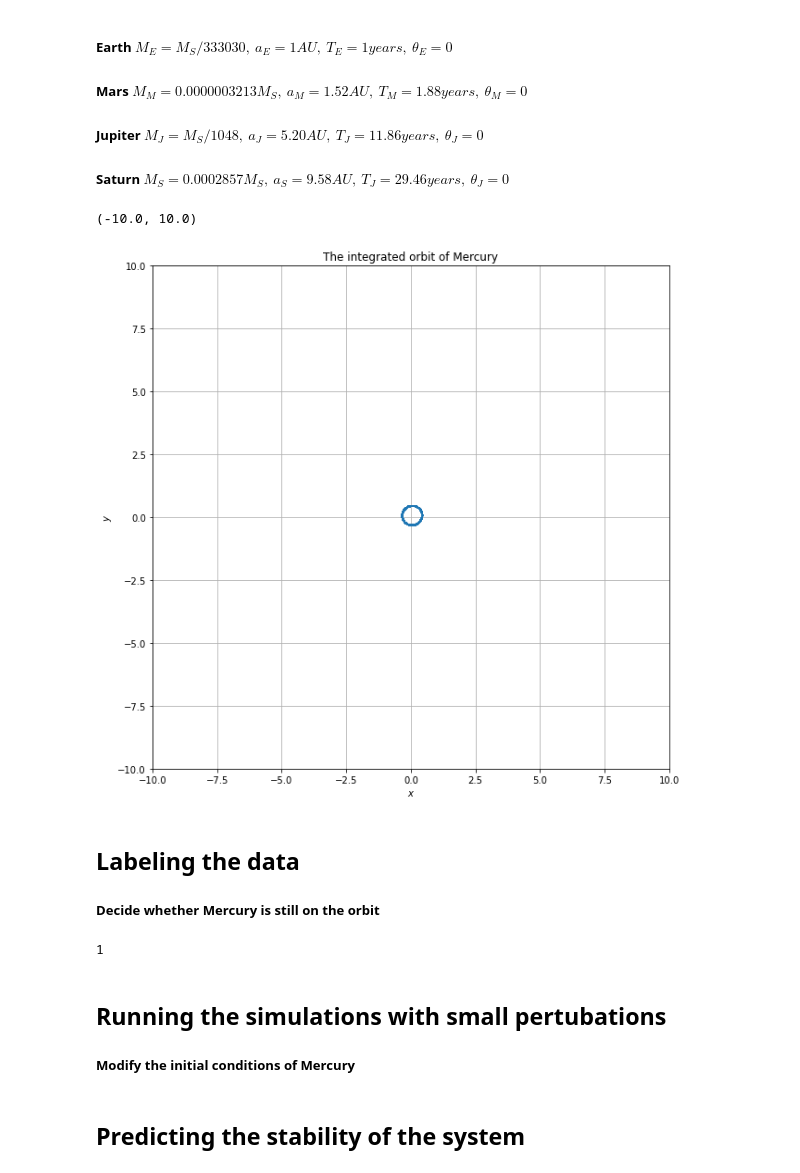
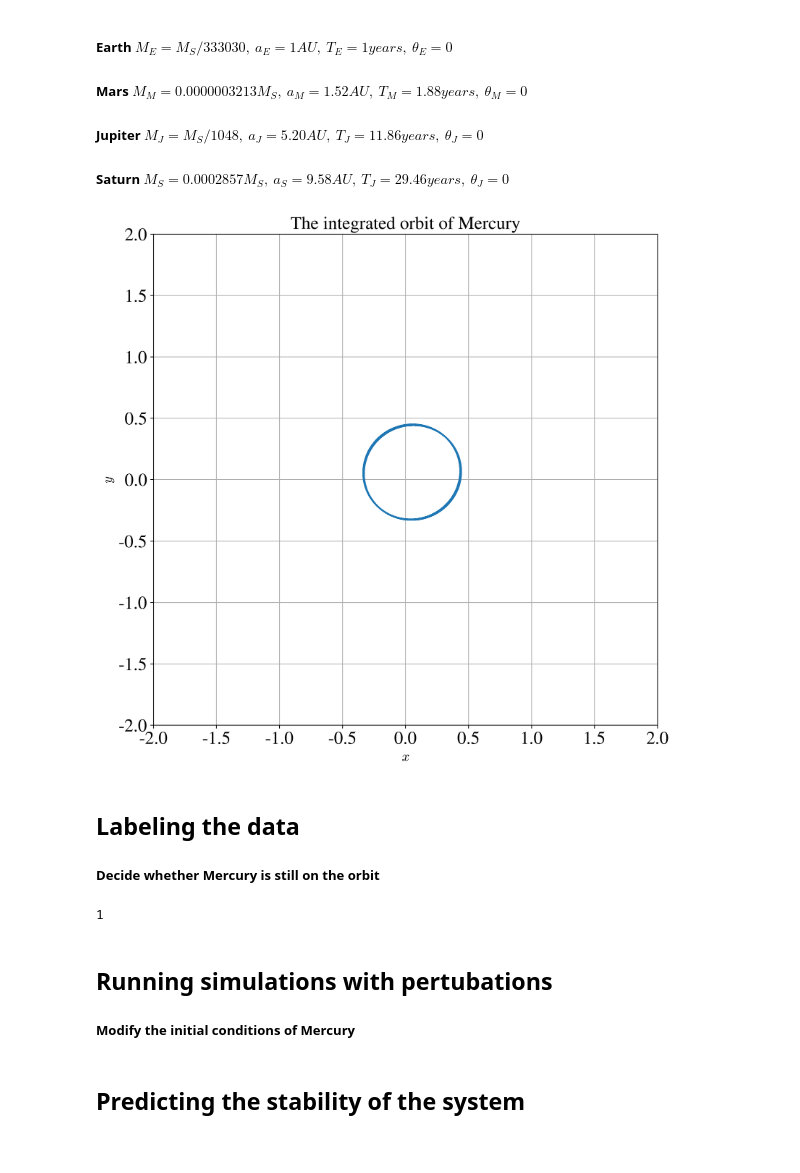
Before and after one commit to valeriia-rohoza/planetary_orbits, a Jupyter notebook: ode.ipynb, the cells around one changed output. Drawn from its saved outputs; the diff is of its cells as text; code cells hidden in the pictures.

```diff
--- a/ode.ipynb
+++ b/ode.ipynb
@@ -19,2 +26,28 @@ importlib.reload(deep_nn)
+# %%
+# set formatting of the plots
+import matplotlib.pyplot as plt
+import numpy as np
+import matplotlib as mpl
+from matplotlib import rc
+
+#choose Computer Modern Roman fonts by default
+mpl.rcParams.update(
+    {
+        'text.usetex': False,
+        'font.family': 'stixgeneral',
+        'mathtext.fontset': 'stix',
+    }
+)
+mpl.rcParams['legend.fontsize'] = 12
+mpl.rcParams['legend.handlelength'] = 2
+mpl.rcParams['axes.titlesize'] = 20
+mpl.rcParams['xtick.labelsize'] = 20
+mpl.rcParams['ytick.labelsize'] = 20
+mpl.rcParams['axes.labelsize'] = 15
+mpl.rcParams['mathtext.fontset'] = 'cm'
+mpl.rcParams['axes.unicode_minus']=False
+mpl.rcParams['figure.figsize'] = (8, 4)
+mpl.rcParams['figure.dpi'] = 300
+mpl.rcParams['agg.path.chunksize'] = 10000
 # %%
 !gcc -shared -O2 ode.c -o libode.so
@@ -266,7 +72,7 @@ def xy_to_ellipse(x,Vx,y,Vy):
 # compute initial conditions of Mercury in cartesian coordinates
 am = 0.39
 em = 0.206
-thetaEm = -3 * np.pi / 4.
+thetaEm = -0.75 * np.pi
 thetam = thetaEm
 
 init_cart = np.array(ellipse_to_xy(am,em,thetam,thetaEm))
@@ -288,29 +94,32 @@ a,e,theta,thetaE = xy_to_ellipse(xm,Vmx,ym,Vmy)
 # %%
 plt.figure(figsize=(10,10))
 plt.title(r"The integrated orbit of Mercury")
 plt.ylabel(r"$y$")
 plt.xlabel(r"$x$")
 
 plt.plot(xm,ym)
 #plt.legend()
 plt.grid()
 
 axes = plt.gca()
-axes.set_xlim([-10,10])
-axes.set_ylim([-10,10])
+axes.set_xlim([-2,2])
+axes.set_ylim([-2,2])
 
-#plt.savefig("mercury_planets.png")
+plt.savefig("mercury_planets.png",bbox_inches="tight")
 # %% [output]
-(-10.0, 10.0)
-[figure, old version]
+[figure, new version]
 # %% [markdown]
 ## Labeling the data
 ##### Decide whether Mercury is still on the orbit
-# %%
-int(np.count_nonzero((a>10))==0)
-# %% [output]
-1
+# %%
+# if major semiaxis exceeds 10 AU, Mercury is ejected from the system
+# if stability is 1, Mercury is not ejected; otherwise, we say that it is ejected
+
+stability = int(np.count_nonzero((a>10))==0)
+print(stability)
+# %% [output]
+1
 # %% [markdown]
-## Running the simulations with small pertubations
+## Running simulations with pertubations
 ##### Modify the initial conditions of Mercury
 # %%
```
Also changed, not shown: parts of 16 cells of this notebook.
